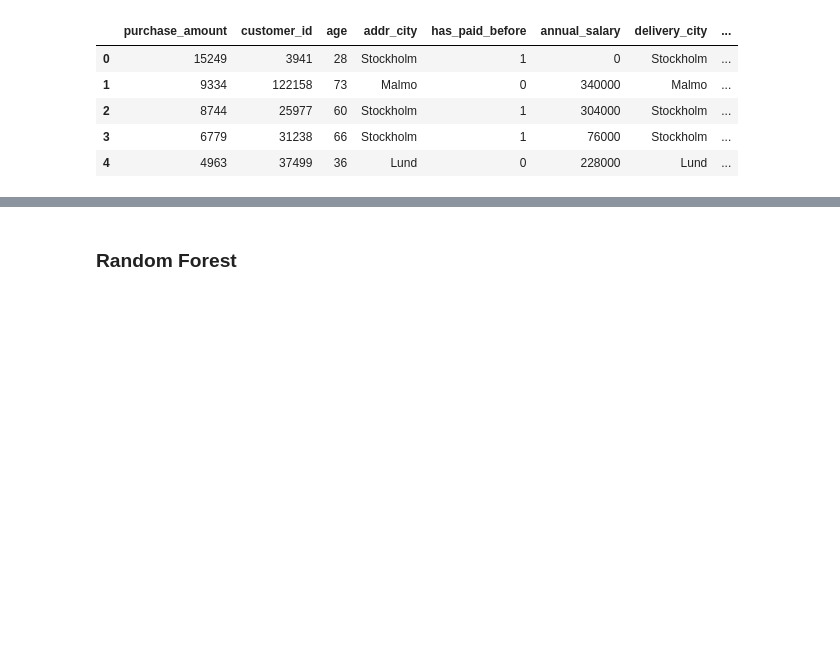
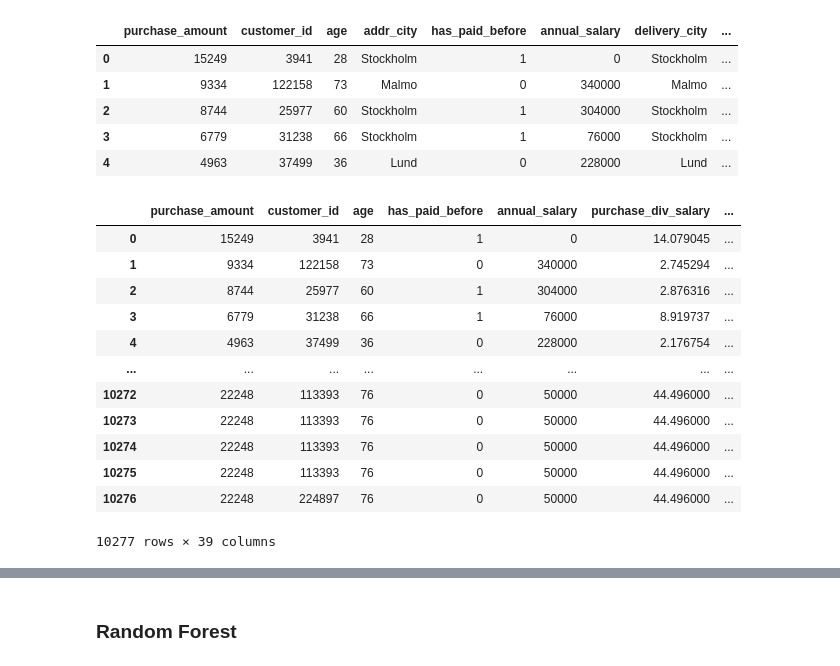
Before and after one commit to Tavnuh/fraud-case_study, a Jupyter notebook: Fraud Case Study - ML.ipynb, the cells around one changed output, grey strips where cells are left out. Cells and saved outputs as stored; diff of their text form; code cells hidden in the pictures; blank space fills up the shorter version.

```diff
--- a/Fraud Case Study - ML.ipynb
+++ b/Fraud Case Study - ML.ipynb
@@ -188,4 +224,20 @@ X_df.head()
 | 4 | 4963 | 37499 | 36 | Lund | 0 | 228000 | Lund | ... |
 # %%
 X = pd.get_dummies(X_df, columns=['addr_city','delivery_city','ip_country','domain'], drop_first=True)
+# %%
+X
+# %% [output]
+|  | purchase_amount | customer_id | age | has_paid_before | annual_salary | purchase_div_salary | ... |
+| 0 | 15249 | 3941 | 28 | 1 | 0 | 14.079045 | ... |
+| 1 | 9334 | 122158 | 73 | 0 | 340000 | 2.745294 | ... |
+| 2 | 8744 | 25977 | 60 | 1 | 304000 | 2.876316 | ... |
+| 3 | 6779 | 31238 | 66 | 1 | 76000 | 8.919737 | ... |
+| 4 | 4963 | 37499 | 36 | 0 | 228000 | 2.176754 | ... |
+| ... | ... | ... | ... | ... | ... | ... | ... |
+| 10272 | 22248 | 113393 | 76 | 0 | 50000 | 44.496000 | ... |
+| 10273 | 22248 | 113393 | 76 | 0 | 50000 | 44.496000 | ... |
+| 10274 | 22248 | 113393 | 76 | 0 | 50000 | 44.496000 | ... |
+| 10275 | 22248 | 113393 | 76 | 0 | 50000 | 44.496000 | ... |
+| 10276 | 22248 | 224897 | 76 | 0 | 50000 | 44.496000 | ... |
+10277 rows × 39 columns
 # %% [markdown]
```
Also changed, not shown: parts of 98 cells of this notebook.
